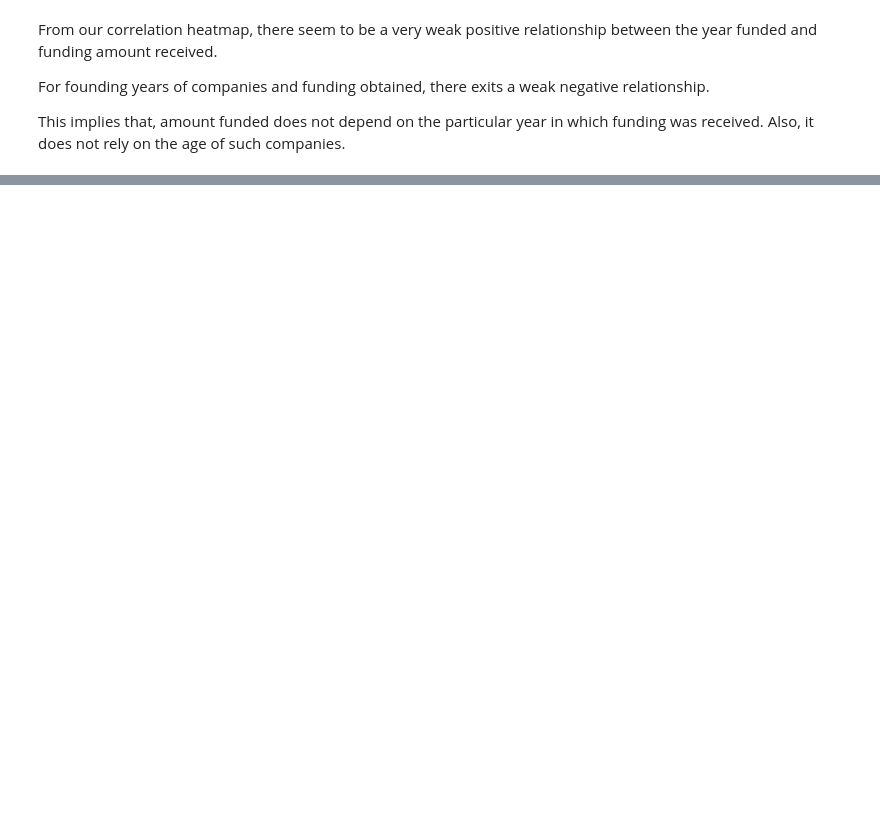
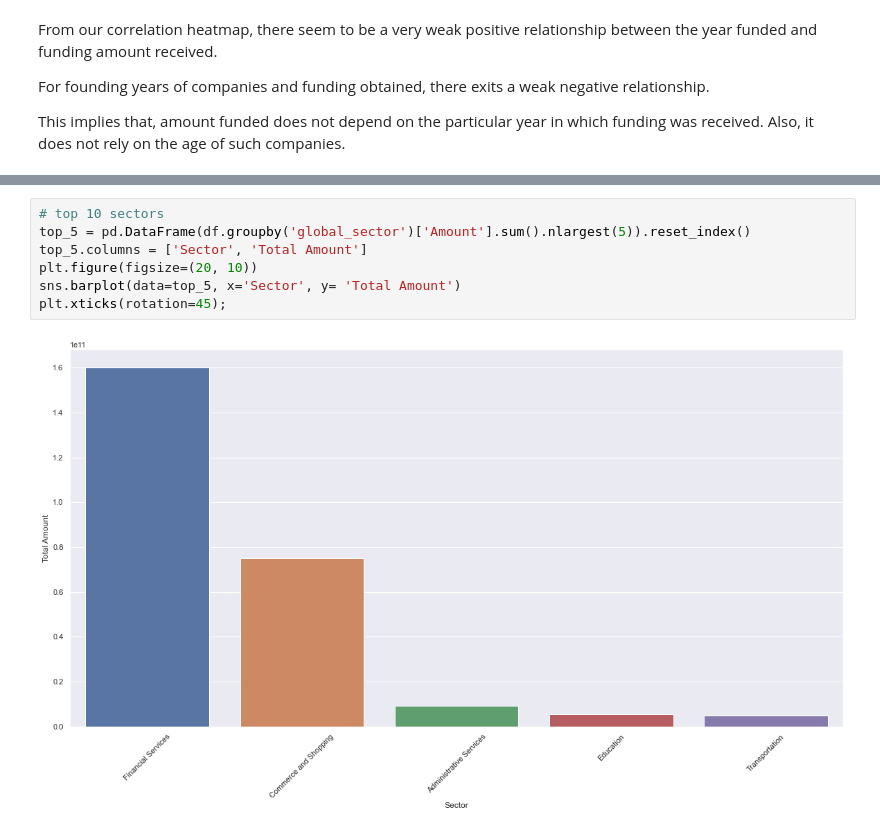
Before and after one commit to HannahMwende/India-startup-funding-analysis, a Jupyter notebook: indian_startup_funding.ipynb, the cells around one changed output, grey strips where cells are left out. Saved outputs shown, nothing was run; the diff lists cells and outputs as text; blank space fills up the shorter version.

```diff
--- a/indian_startup_funding.ipynb
+++ b/indian_startup_funding.ipynb
@@ -2756,0 +2817,9 @@ This implies that, amount funded does not depend on the particular year in which
+# %%
+# top 10 sectors
+top_5 = pd.DataFrame(df.groupby('global_sector')['Amount'].sum().nlargest(5)).reset_index()
+top_5.columns = ['Sector', 'Total Amount']
+plt.figure(figsize=(20, 10))
+sns.barplot(data=top_5, x='Sector', y= 'Total Amount')
+plt.xticks(rotation=45);
+# %% [output]
+[figure, added]
```
Also changed, not shown: parts of 44 cells of this notebook, 1 other file.
